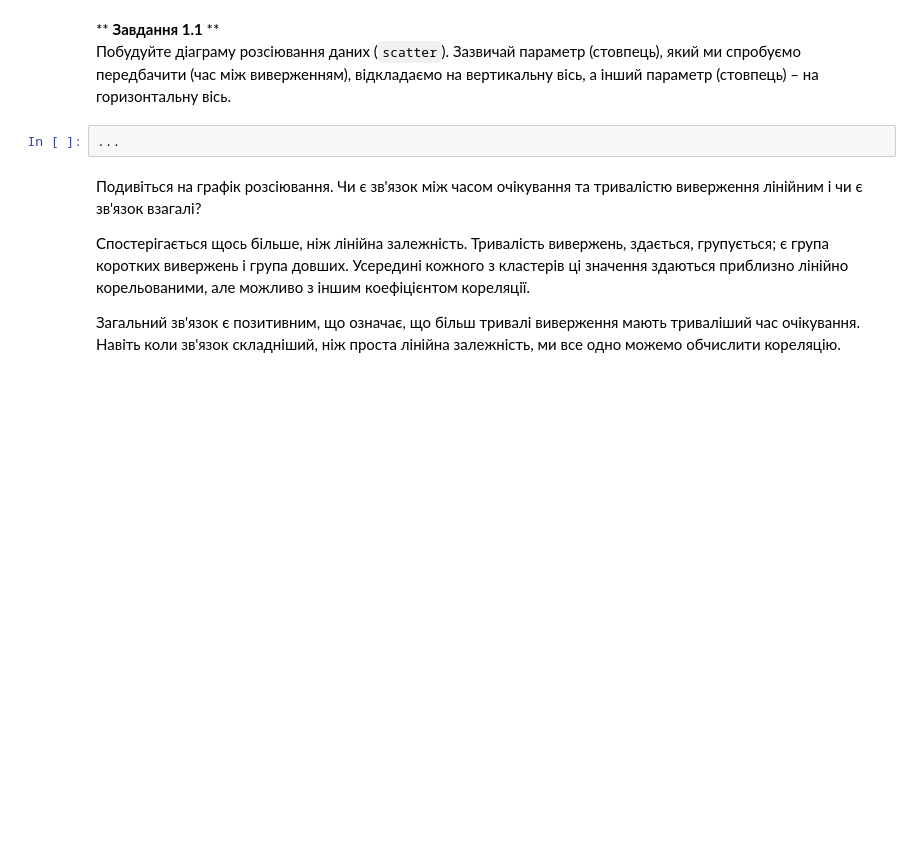
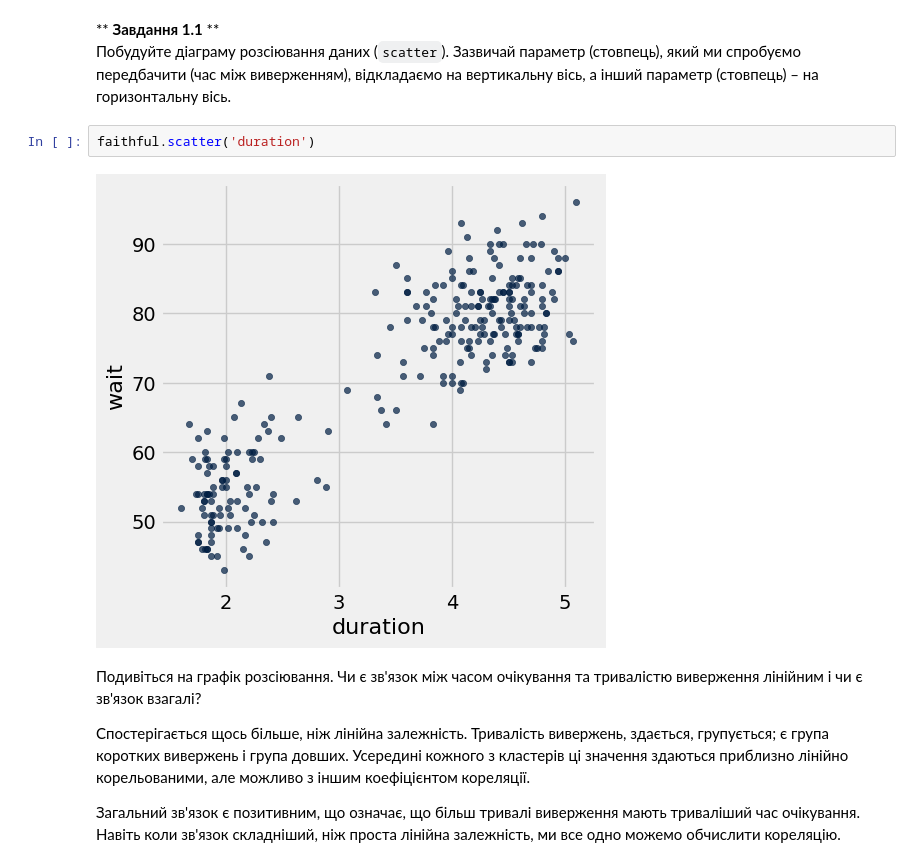
Before and after one commit to mashaven/sheva-stats, a Jupyter notebook: task-2/pr2_5/pr2_5.ipynb, the cells around one changed output. Drawn from its saved outputs; the diff is of its cells as text; blank space fills up the shorter version.

```diff
--- a/task-2/pr2_5/pr2_5.ipynb
+++ b/task-2/pr2_5/pr2_5.ipynb
@@ -55,8 +70,10 @@ faithful
 ** <b>Завдання 1.1</b> **
 <br/>
 Побудуйте діаграму розсіювання даних (`scatter`). Зазвичай параметр (стовпець), який ми спробуємо передбачити (час між виверженням), відкладаємо на вертикальну вісь, а інший параметр (стовпець) – на горизонтальну вісь.
-# %%
-...
+# %%
+faithful.scatter('duration')
+# %% [output]
+[figure, added]
 # %% [markdown]
 Подивіться на графік розсіювання. Чи є зв'язок між часом очікування та тривалістю виверження лінійним і чи є зв'язок взагалі?
 
```
Also changed, not shown: parts of 12 cells of this notebook.
